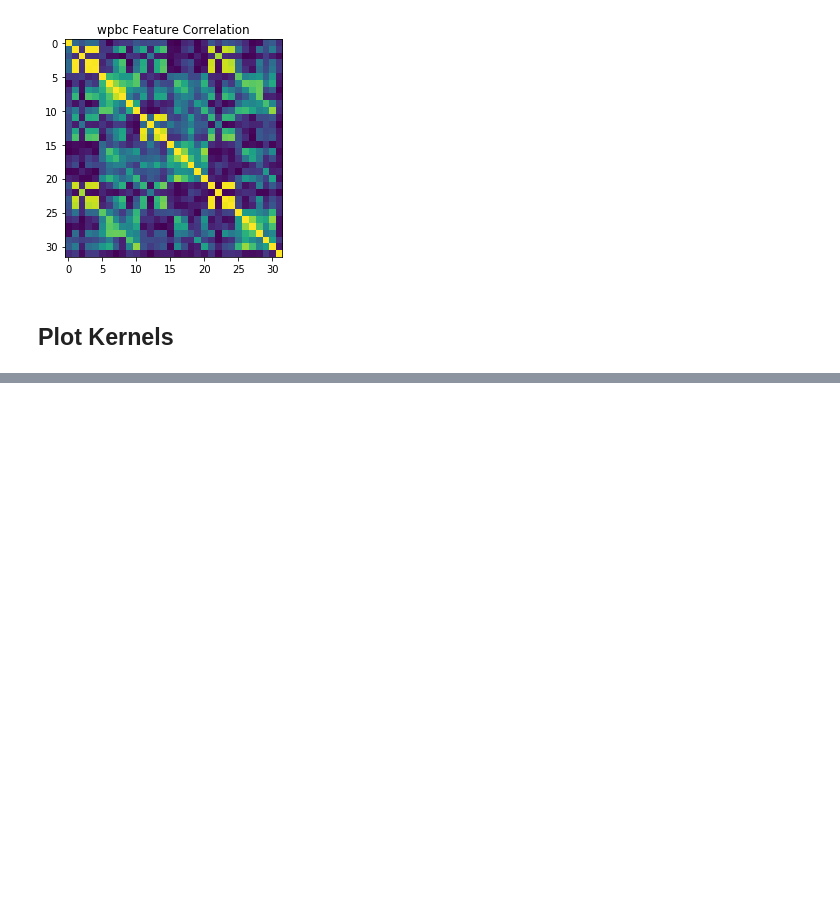
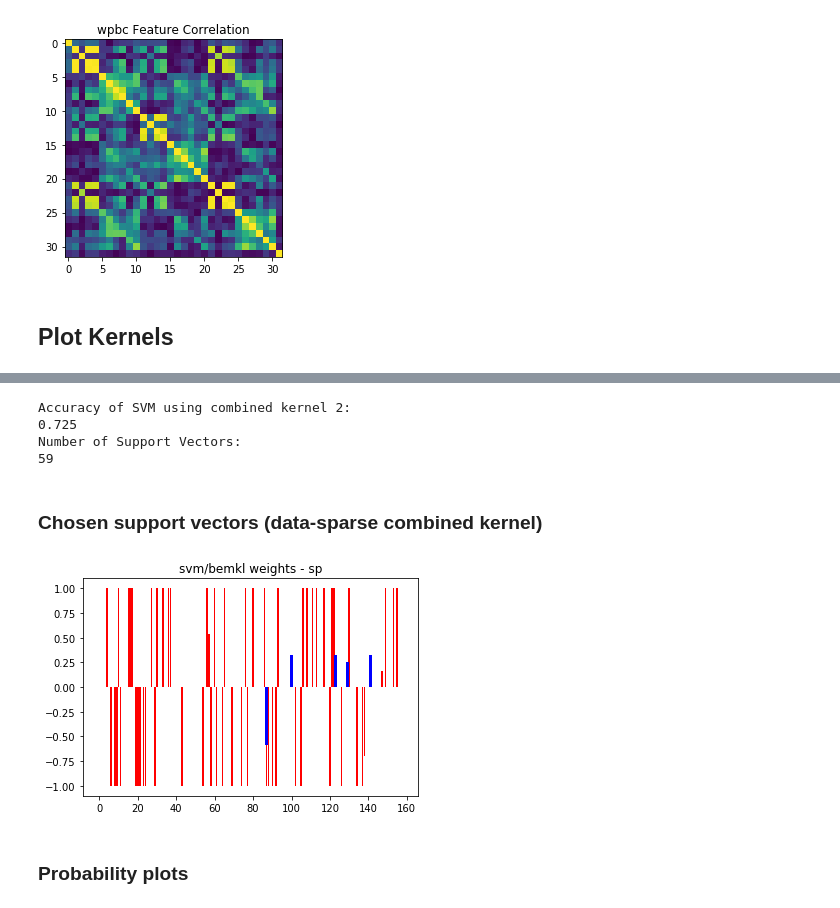
Before and after one commit to ayat-rashad/BEMKL, a Jupyter notebook: code/dataset_wpdc.ipynb, the cells around one changed output, grey strips where cells are left out. Drawn from its saved outputs; the diff is of its cells as text; code cells hidden in the pictures; blank space fills up the shorter version.

```diff
--- a/code/dataset_wpdc.ipynb
+++ b/code/dataset_wpdc.ipynb
@@ -263,0 +257,38 @@ a = np.copy(K[:,:60][...,:60])
+# %%
+# combined kernel using the data-sparse model weights
+combined_K = np.sum([K_wpbc[i]*dsp_clf.mu_b_e[i+1] for i in range(K_wpbc.shape[0])], axis=0)
+K_com, K_com_test = combined_K[:N,:N],combined_K[N:,:N]
+
+clf2 = svm.SVC(kernel='precomputed', probability=True)
+clf2.fit(K_com, y)
+
+pred2 = clf2.predict(K_com_test)
+
+print 'Accuracy of SVM using combined kernel 2:'
+print (pred2==y_test).sum()*1./y_test.shape[0]
+
+print 'Number of Support Vectors:'
+print clf2.support_.shape[0]
+# %% [output]
+Accuracy of SVM using combined kernel 2:
+0.725
+Number of Support Vectors:
+59
+# %% [markdown]
+### Chosen support vectors (data-sparse combined kernel)
+# %%
+sv_coefs = np.zeros(K.shape[1])
+sv_coefs[clf2.support_] = clf2.dual_coef_[0]
+
+fig= plt.figure()
+plt.bar(np.arange(dsp_clf.mu_a.shape[0]), sv_coefs, color='r')
+plt.bar(np.arange(dsp_clf.mu_a.shape[0]), dsp_clf.mu_a, color='b', width=1.5)
+
+plt.title('svm/bemkl weights - sp')
+
+fig.savefig('wpbc_svm.png' , dpi=400,
+            transparent=True, bbox_inches='tight')
+# %% [output]
+[figure, added]
+# %% [markdown]
+### Probability plots
```
Also changed, not shown: parts of 44 cells of this notebook, 12 other files.
